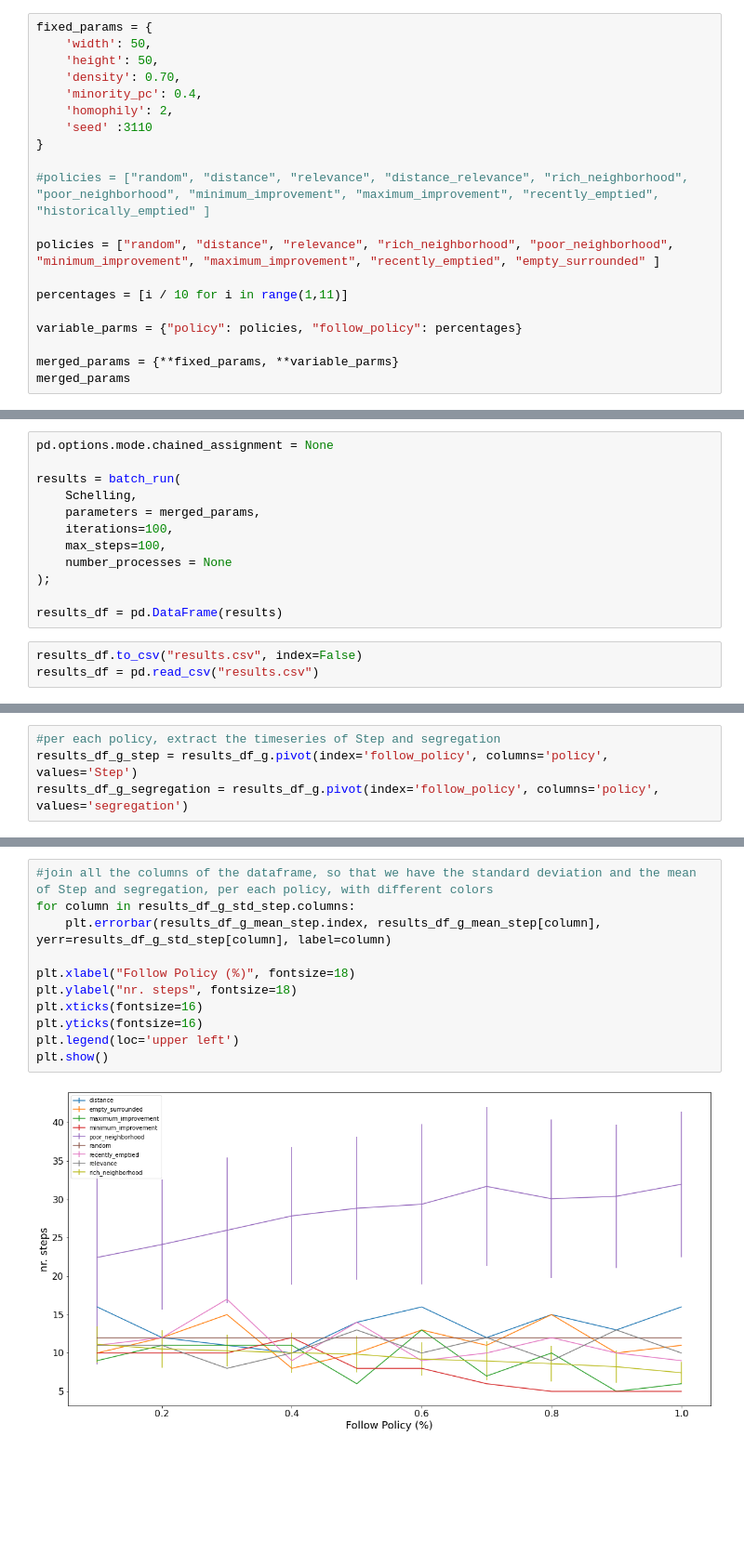
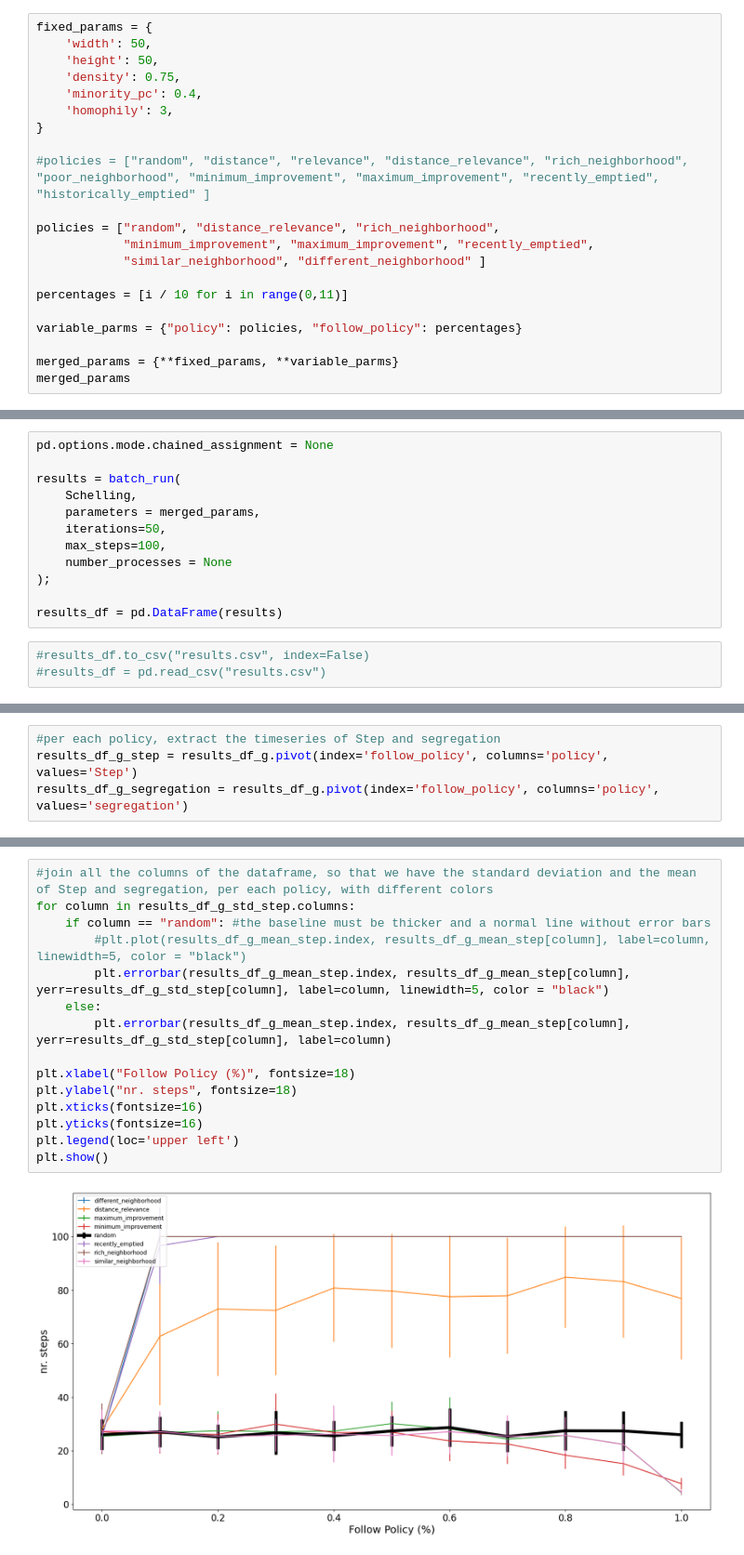
Before and after one commit to mauruscz/RS-chelling, a Jupyter notebook: analysis.ipynb, the cells around one changed output, grey strips where cells are left out. Shown at 93% size. Drawn from its saved outputs; the diff is of its cells as text; blank space fills up the shorter version.

```diff
--- a/analysis.ipynb
+++ b/analysis.ipynb
@@ -78,17 +76,18 @@ Now, we set up the batch run, with a dictionary of fixed and changing parameters
 fixed_params = {
     'width': 50,
     'height': 50,
-    'density': 0.70,
+    'density': 0.75,
     'minority_pc': 0.4,
-    'homophily': 2,
-    'seed' :3110
+    'homophily': 3,
 }
 
 #policies = ["random", "distance", "relevance", "distance_relevance", "rich_neighborhood", "poor_neighborhood", "minimum_improvement", "maximum_improvement", "recently_emptied", "historically_emptied" ]
 
-policies = ["random", "distance", "relevance", "rich_neighborhood", "poor_neighborhood", "minimum_improvement", "maximum_improvement", "recently_emptied", "empty_surrounded" ]
+policies = ["random", "distance_relevance", "rich_neighborhood",
+            "minimum_improvement", "maximum_improvement", "recently_emptied",
+            "similar_neighborhood", "different_neighborhood" ]
 
-percentages = [i / 10 for i in range(1,11)]
+percentages = [i / 10 for i in range(0,11)]
 
 variable_parms = {"policy": policies, "follow_policy": percentages}
 
@@ -117,14 +114,14 @@ pd.options.mode.chained_assignment = None
 results = batch_run(
     Schelling,
     parameters = merged_params,
-    iterations=100,
+    iterations=50,
     max_steps=100,
     number_processes = None
 );
 
 results_df = pd.DataFrame(results)
 # %%
-results_df.to_csv("results.csv", index=False)
-results_df = pd.read_csv("results.csv")
+#results_df.to_csv("results.csv", index=False)
+#results_df = pd.read_csv("results.csv")
 # %%
 results_df = results_df[["RunId", "iteration", "Step", "follow_policy", "policy",  "segregation"]]
@@ -250,13 +216,17 @@ results_df_g_std_step
 # %%
 #join all the columns of the dataframe, so that we have the standard deviation and the mean of Step and segregation, per each policy, with different colors
 for column in results_df_g_std_step.columns:
-    plt.errorbar(results_df_g_mean_step.index, results_df_g_mean_step[column], yerr=results_df_g_std_step[column], label=column)
+    if column == "random": #the baseline must be thicker and a normal line without error bars
+        #plt.plot(results_df_g_mean_step.index, results_df_g_mean_step[column], label=column, linewidth=5, color = "black")
+        plt.errorbar(results_df_g_mean_step.index, results_df_g_mean_step[column], yerr=results_df_g_std_step[column], label=column, linewidth=5, color = "black")
+    else:
+        plt.errorbar(results_df_g_mean_step.index, results_df_g_mean_step[column], yerr=results_df_g_std_step[column], label=column)
 
 plt.xlabel("Follow Policy (%)", fontsize=18)
 plt.ylabel("nr. steps", fontsize=18)
 plt.xticks(fontsize=16)
 plt.yticks(fontsize=16)
 plt.legend(loc='upper left')
 plt.show()
 # %% [output]
-[figure, old version]
+[figure, new version]
```
Also changed, not shown: parts of 16 cells of this notebook, 11 other files.
